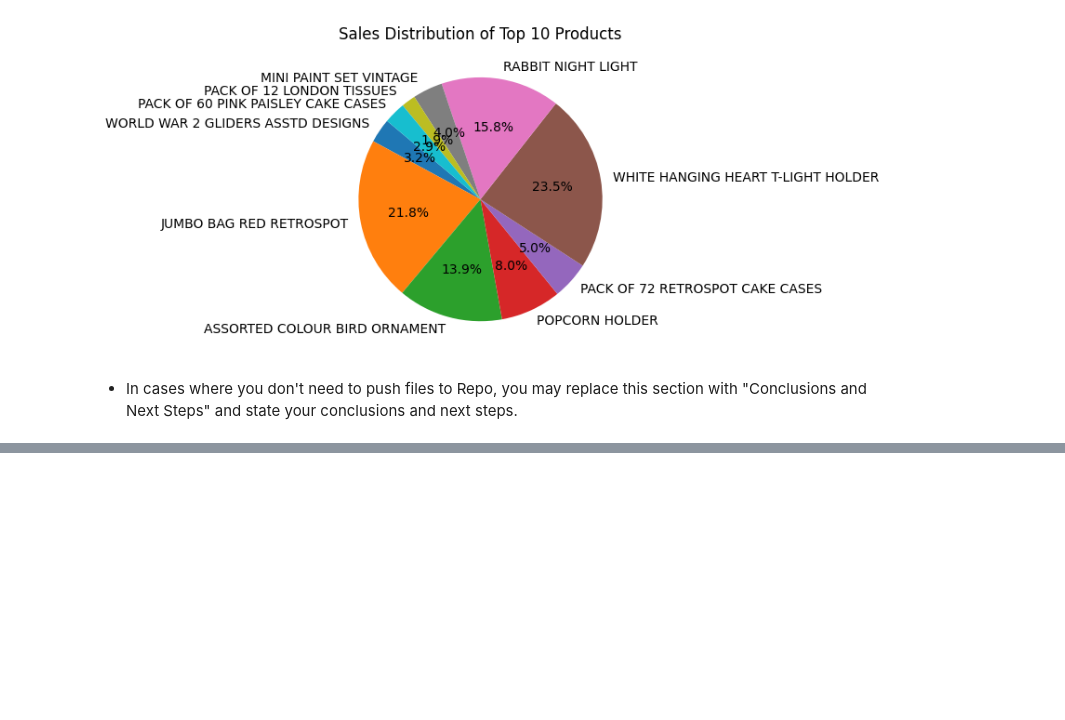
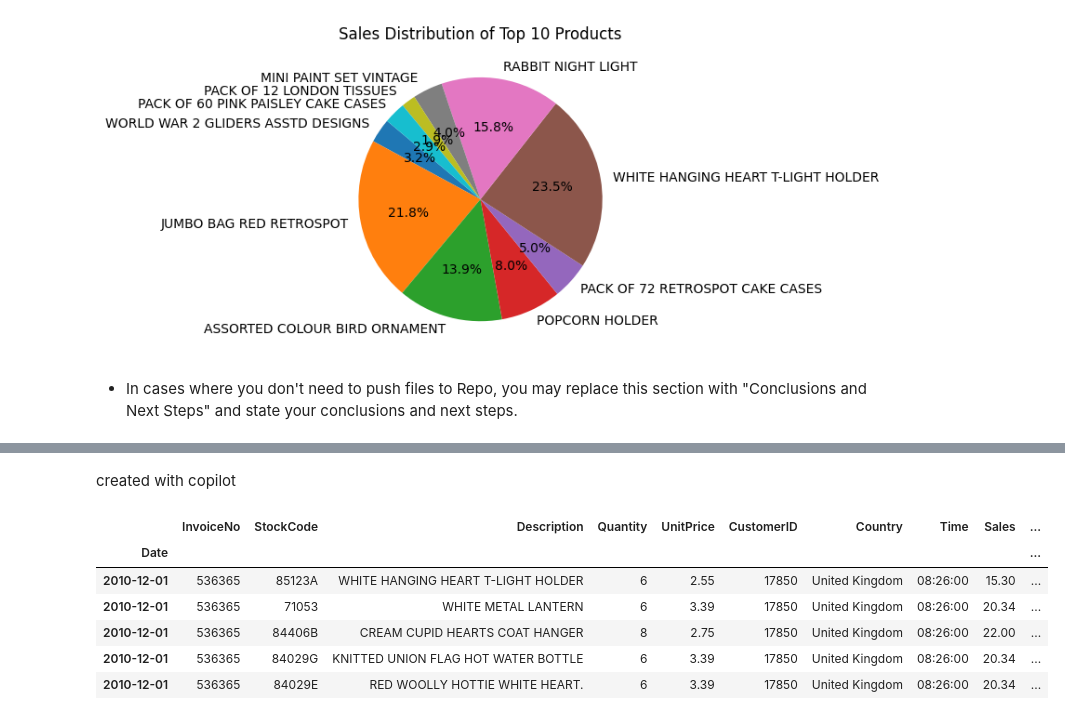
Before and after one commit to tanzilachand/project_tc, a Jupyter notebook: jupyter_notebooks/data_visualisation.ipynb, the cells around one changed output, grey strips where cells are left out. Saved outputs shown, nothing was run; the diff lists cells and outputs as text; code cells hidden in the pictures; blank space fills up the shorter version.

```diff
--- a/jupyter_notebooks/data_visualisation.ipynb
+++ b/jupyter_notebooks/data_visualisation.ipynb
@@ -323,3 +373,15 @@ plt.show()
+# %% [markdown]
+created  with copilot
+# %%
+df.head()
+# %% [output]
+|  | InvoiceNo | StockCode | Description | Quantity | UnitPrice | CustomerID | Country | Time | Sales | ... |
+| Date |  |  |  |  |  |  |  |  |  | ... |
+| 2010-12-01 | 536365 | 85123A | WHITE HANGING HEART T-LIGHT HOLDER | 6 | 2.55 | 17850 | United Kingdom | 08:26:00 | 15.30 | ... |
+| 2010-12-01 | 536365 | 71053 | WHITE METAL LANTERN | 6 | 3.39 | 17850 | United Kingdom | 08:26:00 | 20.34 | ... |
+| 2010-12-01 | 536365 | 84406B | CREAM CUPID HEARTS COAT HANGER | 8 | 2.75 | 17850 | United Kingdom | 08:26:00 | 22.00 | ... |
+| 2010-12-01 | 536365 | 84029G | KNITTED UNION FLAG HOT WATER BOTTLE | 6 | 3.39 | 17850 | United Kingdom | 08:26:00 | 20.34 | ... |
+| 2010-12-01 | 536365 | 84029E | RED WOOLLY HOTTIE WHITE HEART. | 6 | 3.39 | 17850 | United Kingdom | 08:26:00 | 20.34 | ... |
 # %%
 import os
 try:
```
Also changed, not shown: parts of 3 cells of this notebook, 1 other file.
